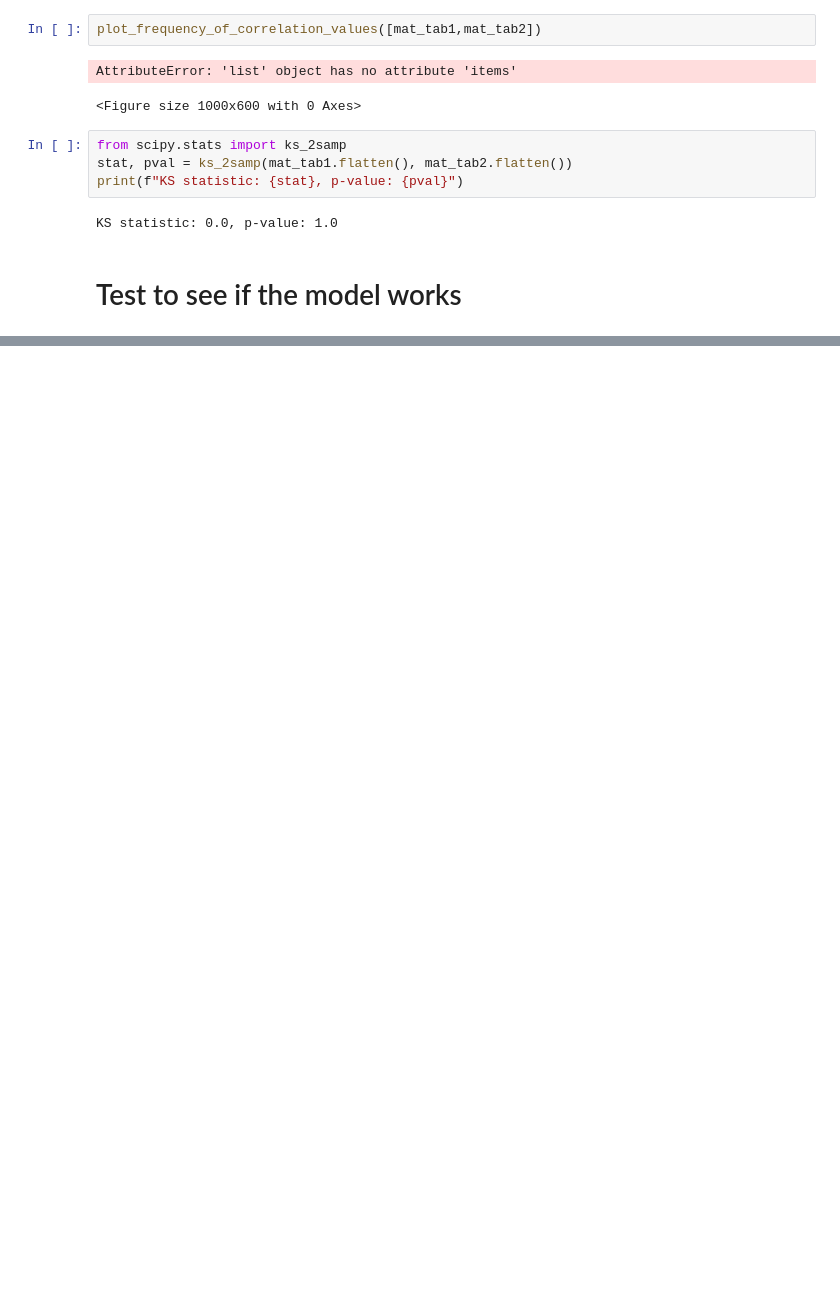
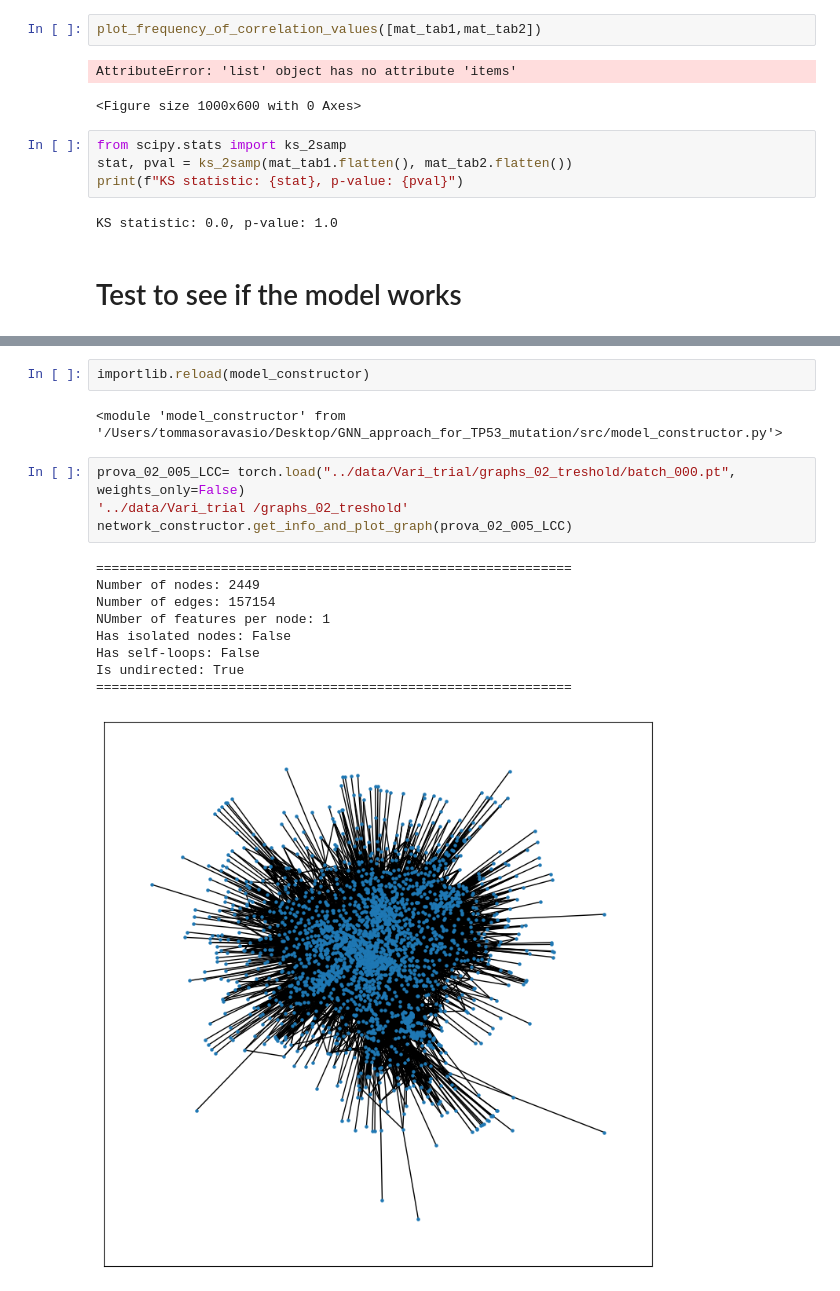
Before and after one commit to tommasoravasio/scRNAseq-GNN-binary-tp53, a Jupyter notebook: notebooks/main_experiment.ipynb, the cells around one changed output, grey strips where cells are left out. Cells and saved outputs as stored; diff of their text form; blank space fills up the shorter version.

Commit message:
last update before training model overnight

```diff
--- a/notebooks/main_experiment.ipynb
+++ b/notebooks/main_experiment.ipynb
@@ -385,0 +383,18 @@ Epoch: 4 | Loss: 0.0844 | Train Acc: 1.0000 | Test Acc: 1.0000
+# %%
+importlib.reload(model_constructor)
+# %% [output]
+<module 'model_constructor' from '/Users/tommasoravasio/Desktop/GNN_approach_for_TP53_mutation/src/model_constructor.py'>
+# %%
+prova_02_005_LCC= torch.load("../data/Vari_trial/graphs_02_treshold/batch_000.pt", weights_only=False)
+'../data/Vari_trial /graphs_02_treshold'
+network_constructor.get_info_and_plot_graph(prova_02_005_LCC)
+# %% [output]
+=============================================================
+Number of nodes: 2449
+Number of edges: 157154
+NUmber of features per node: 1
+Has isolated nodes: False
+Has self-loops: False
+Is undirected: True
+=============================================================
+[figure, added]
```
Also changed, not shown: parts of 3 cells of this notebook, 11 other files.
